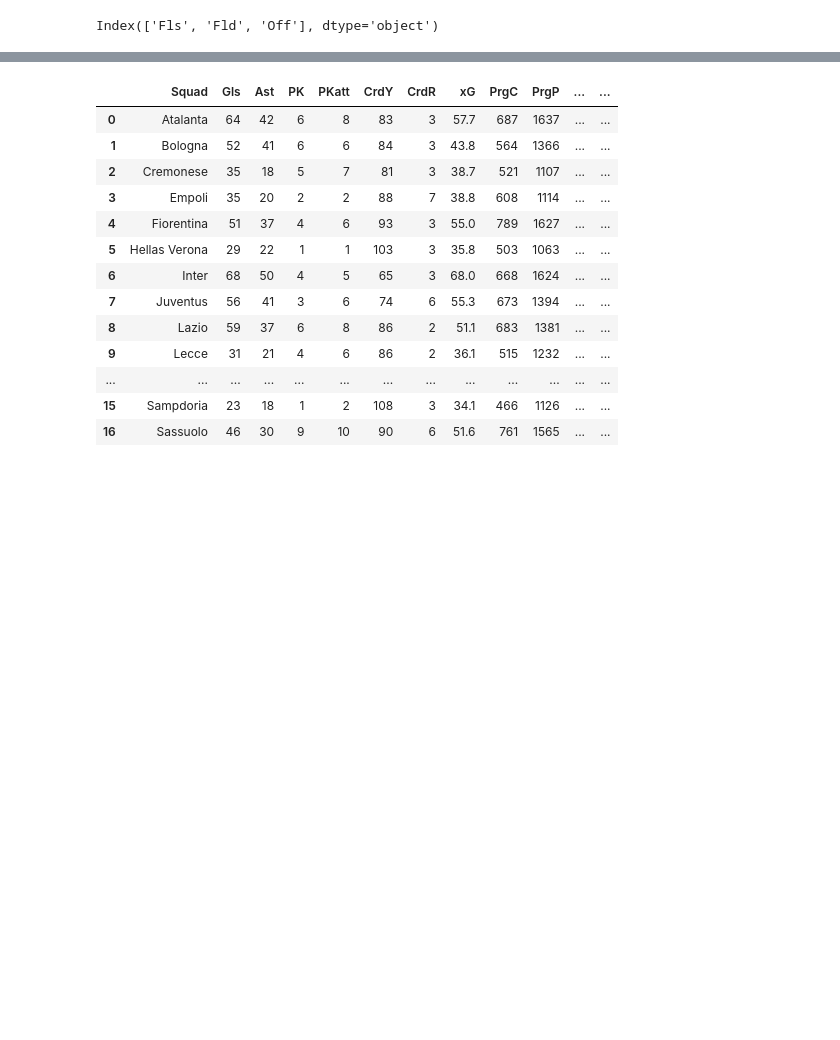
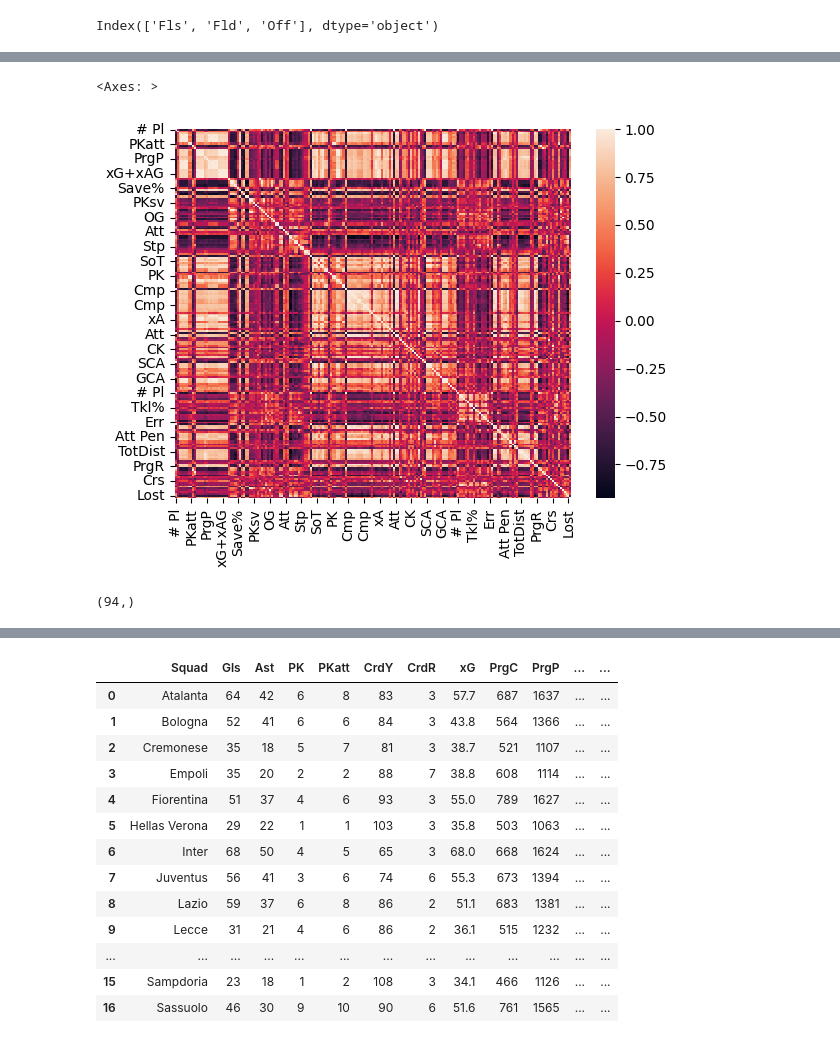
Before and after one commit to tasosnikitakis/Data_Science_Notebooks, a Jupyter notebook: FBREF_data_scrapping.ipynb, the cells around one changed output, grey strips where cells are left out. Drawn from its saved outputs; the diff is of its cells as text; code cells hidden in the pictures; blank space fills up the shorter version.

```diff
--- a/FBREF_data_scrapping.ipynb
+++ b/FBREF_data_scrapping.ipynb
@@ -99,3 +99,34 @@ def create_feature_datasets(url):
   squad_misc_stats = squad_misc_stats.drop(['Squad', '# Pl', '90s', 'CrdY', 'CrdR', '2CrdY', 'Crs', 'Int', 'TklW', 'PKwon', 'PKcon', 'OG', 'Recov', 'Won', 'Lost', 'Won%'], axis=1)
   stats_list = [squad_standard_stats, squad_goalkeeping_stats, squad_advanced_goalkeeping_stats, squad_shooting_stats, squad_passing_stats, squad_pass_type_stats, squad_goal_and_shot_creation_stats, squad_defensive_action_stats, squad_possesion_stats, squad_misc_stats]
   return stats_list
+# %%
+def create_all_feature_datasets(url):
+  all_stats_list = []
+  df = pd.read_html(url)
+  squad_standard_stats = df[2]
+  squad_standard_stats.columns = squad_standard_stats.columns.droplevel()
+  squad_goalkeeping_stats = df[4]
+  squad_goalkeeping_stats.columns = squad_goalkeeping_stats.columns.droplevel()
+  squad_advanced_goalkeeping_stats = df[6]
+  squad_advanced_goalkeeping_stats.columns = squad_advanced_goalkeeping_stats.columns.droplevel()
+  squad_shooting_stats = df[8]
+  squad_shooting_stats.columns = squad_shooting_stats.columns.droplevel()
+  squad_passing_stats = df[10]
+  squad_passing_stats.columns = squad_passing_stats.columns.droplevel()
+  squad_pass_type_stats = df[12]
+  squad_pass_type_stats.columns = squad_pass_type_stats.columns.droplevel()
+  squad_goal_and_shot_creation_stats = df[14]
+  squad_goal_and_shot_creation_stats.columns = squad_goal_and_shot_creation_stats.columns.droplevel()
+  squad_defensive_action_stats = df[16]
+  squad_defensive_action_stats.columns = squad_defensive_action_stats.columns.droplevel()
+  squad_possesion_stats = df[18]
+  squad_possesion_stats.columns = squad_possesion_stats.columns.droplevel()
+  squad_misc_stats = df[22]
+  squad_misc_stats.columns = squad_misc_stats.columns.droplevel()
+  all_stats_list = [squad_standard_stats, squad_goalkeeping_stats, squad_advanced_goalkeeping_stats, squad_shooting_stats, squad_passing_stats, squad_pass_type_stats, squad_goal_and_shot_creation_stats, squad_defensive_action_stats, squad_possesion_stats, squad_misc_stats]
+  all_stats = pd.concat(all_stats_list, axis=1)
+  return all_stats
+# %%
+serieA_2022_2023_allstats = create_all_feature_datasets("https://fbref.com/en/comps/11/2022-2023/2022-2023-Serie-A-Stats")
+# %%
+serieA_2022_2023_allstats = serieA_2022_2023_allstats.drop(["Squad", "MP", "Starts", "Min", "90s"], axis=1)
@@ -101,0 +154,3 @@ def create_feature_datasets(url):
+# %%
+Training_set_correlations = serieA_2022_2023_allstats.corr()
+Training_set_correlations
@@ -101,0 +171,5 @@ def create_feature_datasets(url):
+# %%
+sns.heatmap(Training_set_correlations)
+# %% [output]
+<Axes: >
+[figure, added]
@@ -101,0 +183,5 @@ def create_feature_datasets(url):
+# %%
+Selected_columns = serieA_2022_2023_allstats.columns[columns]
+Selected_columns.shape
+# %% [output]
+(94,)
```
Also changed, not shown: parts of 6 cells of this notebook.
